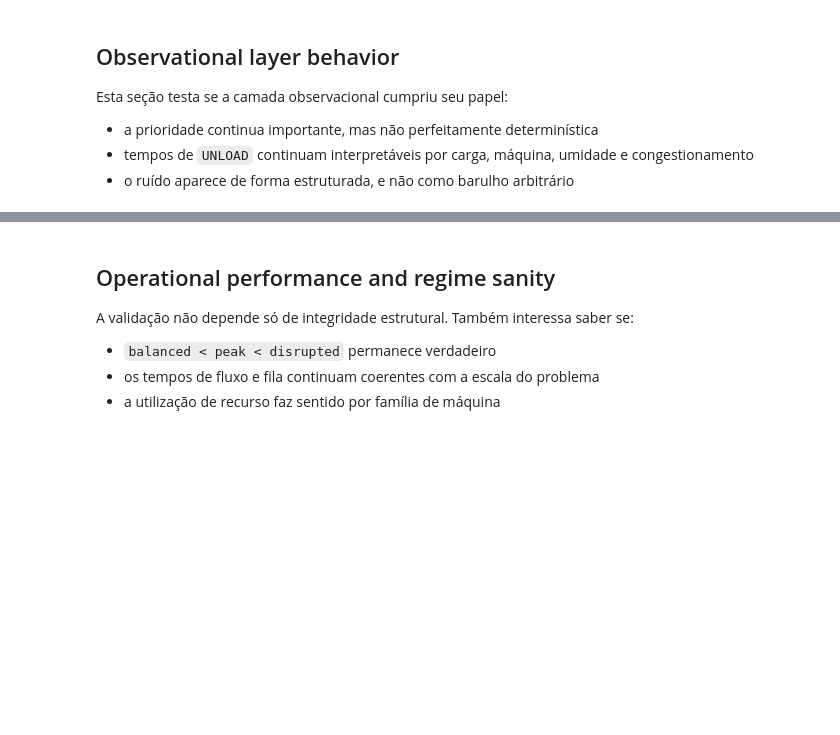
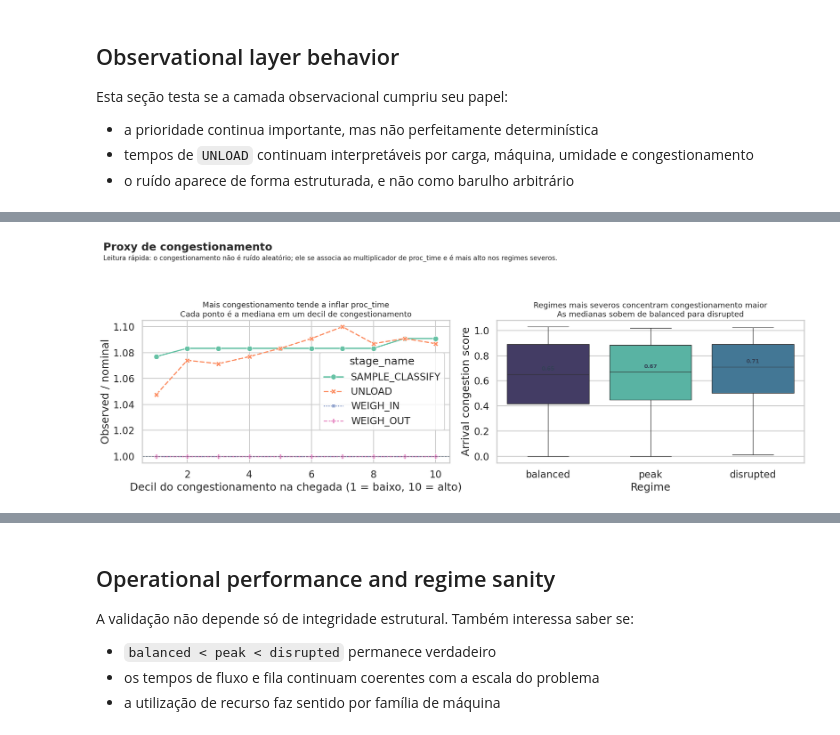
Before and after one commit to PequiFlux/agro_yard_dfjsp_benchmark_go, a Jupyter notebook: output/jupyter-notebook/instance-validation-and-exploratory-analysis.ipynb, the cells around one changed output, grey strips where cells are left out. Saved outputs shown, nothing was run; the diff lists cells and outputs as text; code cells hidden in the pictures; blank space fills up the shorter version.

```diff
--- a/output/jupyter-notebook/instance-validation-and-exploratory-analysis.ipynb
+++ b/output/jupyter-notebook/instance-validation-and-exploratory-analysis.ipynb
@@ -434,0 +379,5 @@ plt.show()
+# %%
+fig = repl.plot_congestion_diagnostics(ctx=NOTEBOOK_CTX, save=True)
+plt.show()
+# %% [output]
+[figure, added]
```
Also changed, not shown: parts of 21 cells of this notebook, 8 other files.
